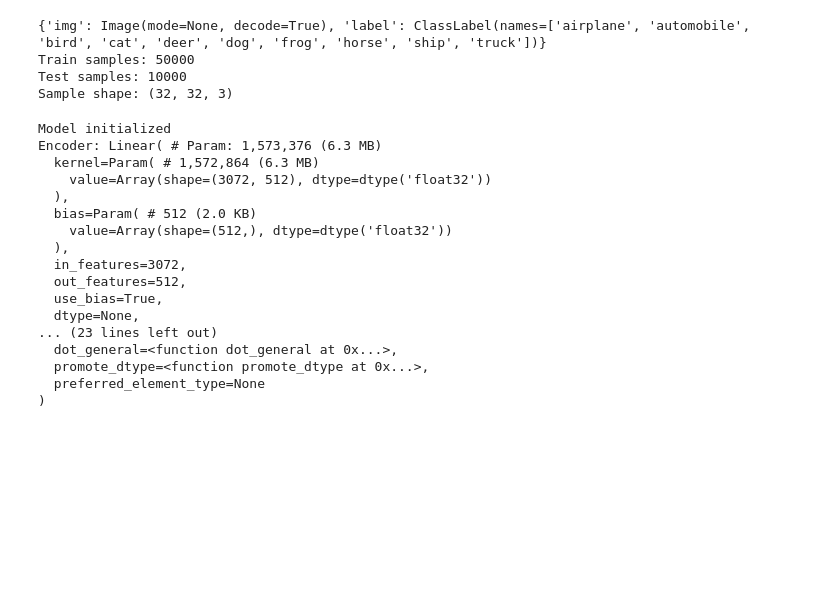
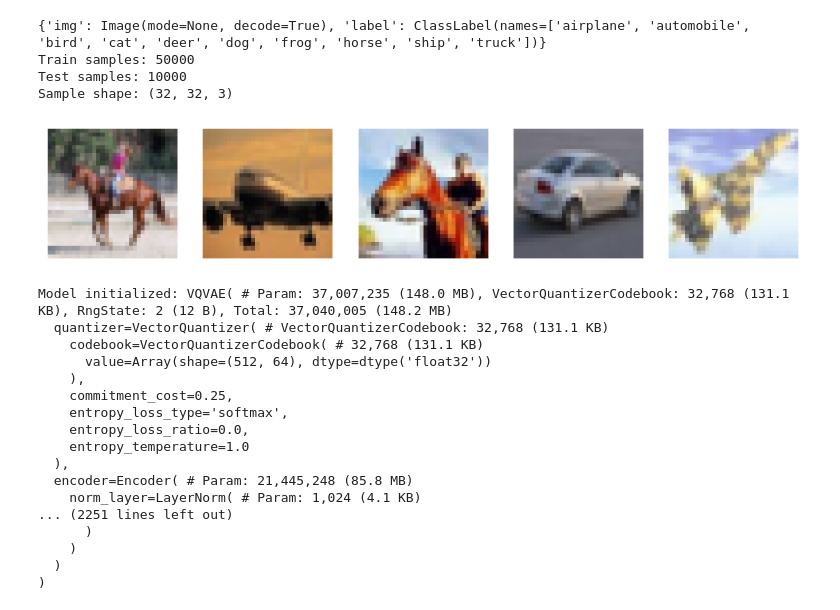
Before and after one commit to lukasfri/kth-dd2610-project, a Jupyter notebook: src/fsq-vae.ipynb, the cells around one changed output. Saved outputs shown, nothing was run; the diff lists cells and outputs as text; code cells hidden in the pictures; blank space fills up the shorter version.

```diff
--- a/src/fsq-vae.ipynb
+++ b/src/fsq-vae.ipynb
@@ -107,0 +71,12 @@ def train_step(model, optimizer, x):
+# %%
+# Display 5 samples from the training dataset
+import matplotlib.pyplot as plt
+
+example_batch = next(iter(train_grain_dataset))
+fig, axes = plt.subplots(1, 5, figsize=(10, 2))
+for i in range(5):
+    axes[i].imshow(example_batch[i].reshape(32, 32, 3))
+    axes[i].axis('off')
+plt.show()
+# %% [output]
+[figure, added]
@@ -123,29 +589,41 @@ class MNISTAutoEncoder(nnx.Module):
 
 # Initialize model and optimizer
 rngs = nnx.Rngs(0)
-model = MNISTAutoEncoder(rngs)
+config = Config({
+    "codebook_size": 512,
+    "embedding_dim": 64,
+    "commitment_cost": 0.25,
+    "entropy_loss_type": "softmax",
+    "entropy_loss_ratio": 0.0,
+    "entropy_temperature": 1.0,
+    "filters": 128,
+    "num_res_blocks": 2,
+    "channel_multipliers": [1, 2, 4],
+    "norm_type": "LN",
+    "quantizer_type": "standard",
+    "image_channels": 3,
+})
+model = VQVAE(config=config,rngs=rngs)
 optimizer = nnx.Optimizer(model, optax.adam(LEARNING_RATE), wrt=nnx.Param)
 
-print("Model initialized")
-print(f"Encoder: {model.encoder}")
-print(f"Decoder: {model.decoder}")
+print("Model initialized:", model)
 # %% [output]
-Model initialized
-Encoder: Linear( # Param: 1,573,376 (6.3 MB)
-  kernel=Param( # 1,572,864 (6.3 MB)
-    value=Array(shape=(3072, 512), dtype=dtype('float32'))
+Model initialized: VQVAE( # Param: 37,007,235 (148.0 MB), VectorQuantizerCodebook: 32,768 (131.1 KB), RngState: 2 (12 B), Total: 37,040,005 (148.2 MB)
+  quantizer=VectorQuantizer( # VectorQuantizerCodebook: 32,768 (131.1 KB)
+    codebook=VectorQuantizerCodebook( # 32,768 (131.1 KB)
+      value=Array(shape=(512, 64), dtype=dtype('float32'))
+    ),
+    commitment_cost=0.25,
+    entropy_loss_type='softmax',
+    entropy_loss_ratio=0.0,
+    entropy_temperature=1.0
   ),
-  bias=Param( # 512 (2.0 KB)
-    value=Array(shape=(512,), dtype=dtype('float32'))
-  ),
-  in_features=3072,
-  out_features=512,
-  use_bias=True,
-  dtype=None,
-... (23 lines left out)
-  dot_general=<function dot_general at 0x...>,
-  promote_dtype=<function promote_dtype at 0x...>,
-  preferred_element_type=None
+  encoder=Encoder( # Param: 21,445,248 (85.8 MB)
+    norm_layer=LayerNorm( # Param: 1,024 (4.1 KB)
+... (2251 lines left out)
+      )
+    )
+  )
 )
 # %%
 eval_metrics = nnx.MultiMetric(
```
Also changed, not shown: parts of 12 cells of this notebook.
